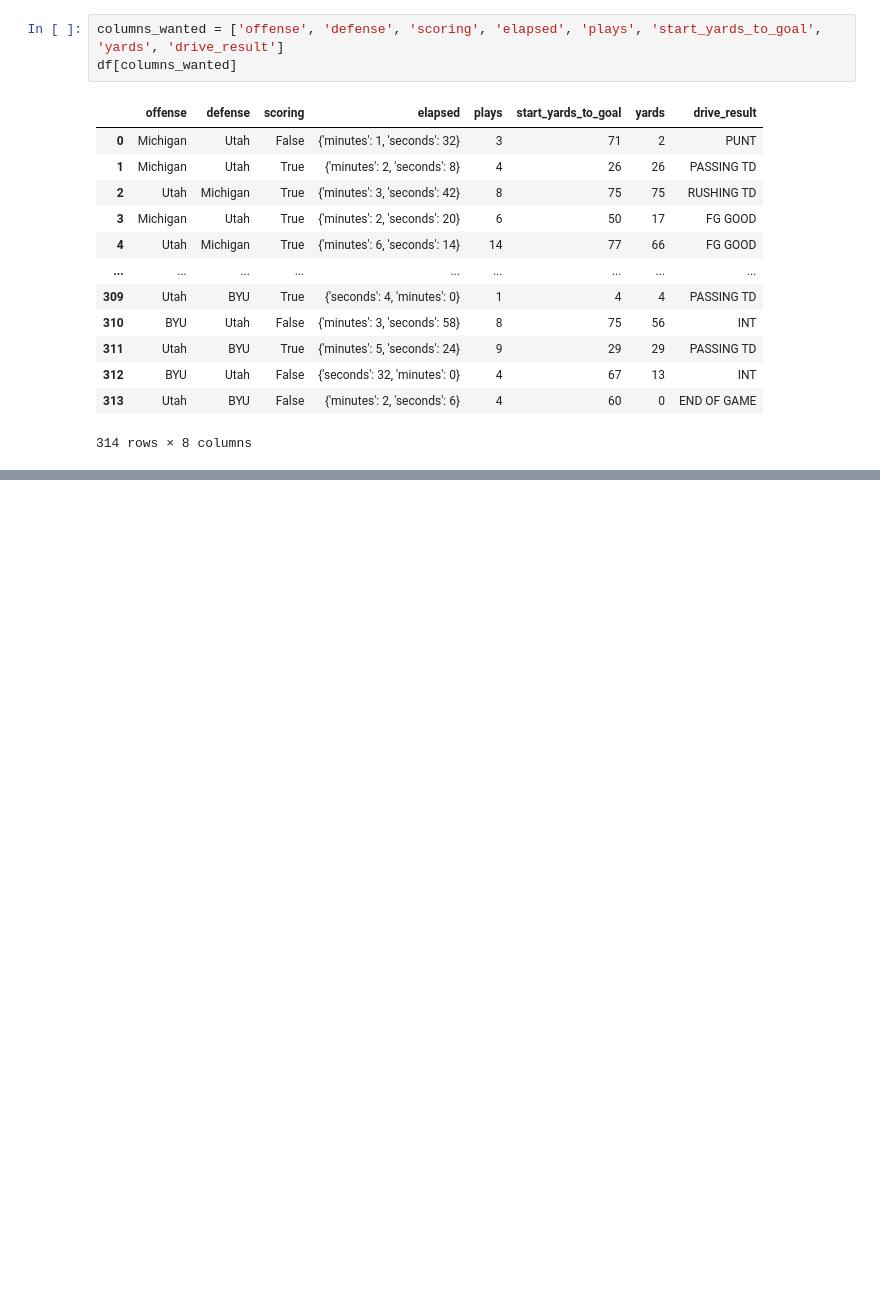
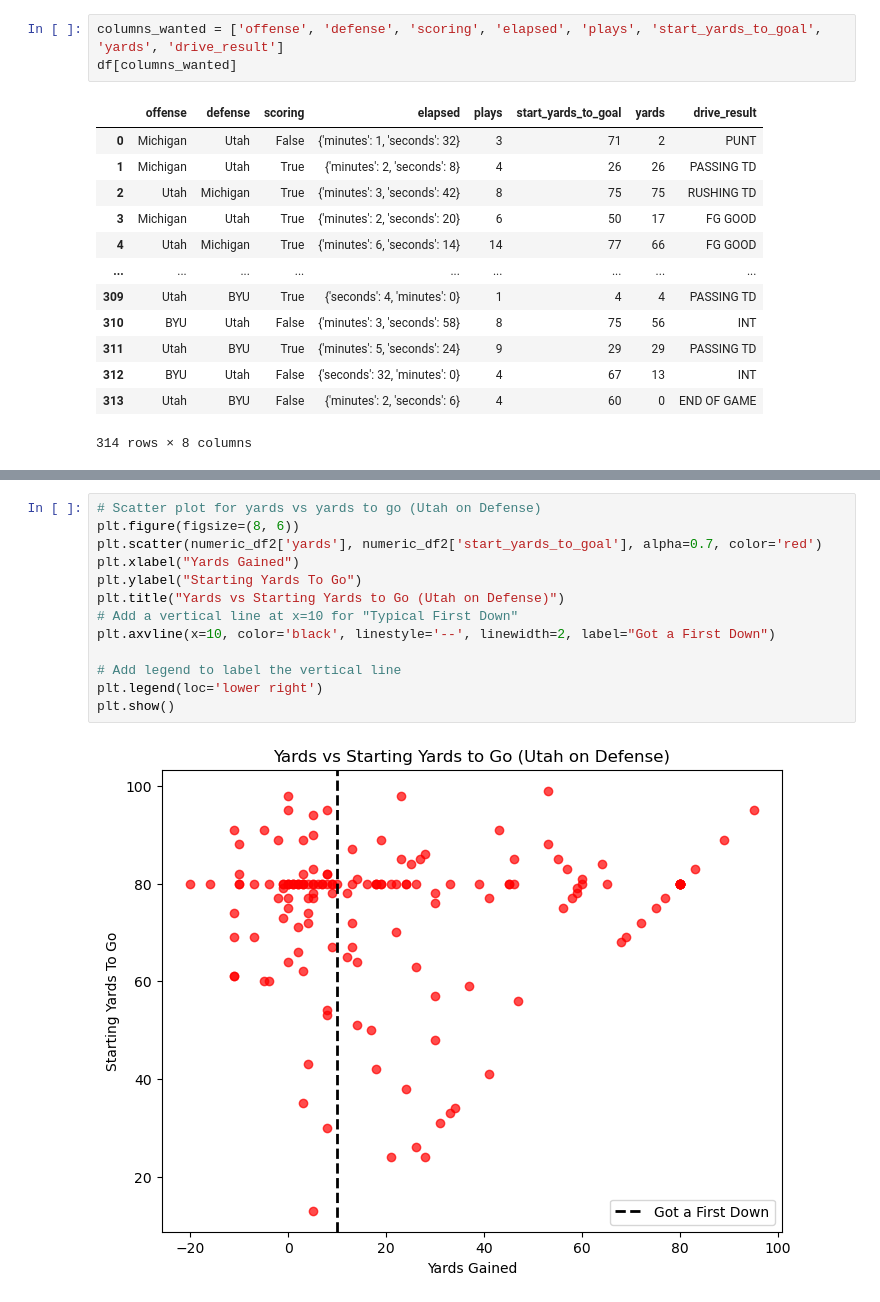
Before and after one commit to hsanders-07/post_2_code, a Jupyter notebook: scraper.ipynb, the cells around one changed output, grey strips where cells are left out. Cells and saved outputs as stored; diff of their text form; blank space fills up the shorter version.

```diff
--- a/scraper.ipynb
+++ b/scraper.ipynb
@@ -55,0 +158,15 @@ df[columns_wanted]
+# %%
+# Scatter plot for yards vs yards to go (Utah on Defense)
+plt.figure(figsize=(8, 6))
+plt.scatter(numeric_df2['yards'], numeric_df2['start_yards_to_goal'], alpha=0.7, color='red')
+plt.xlabel("Yards Gained")
+plt.ylabel("Starting Yards To Go")
+plt.title("Yards vs Starting Yards to Go (Utah on Defense)")
+# Add a vertical line at x=10 for "Typical First Down"
+plt.axvline(x=10, color='black', linestyle='--', linewidth=2, label="Got a First Down")
+
+# Add legend to label the vertical line
+plt.legend(loc='lower right')
+plt.show()
+# %% [output]
+[figure, added]
```
Also changed, not shown: parts of 12 cells of this notebook.
